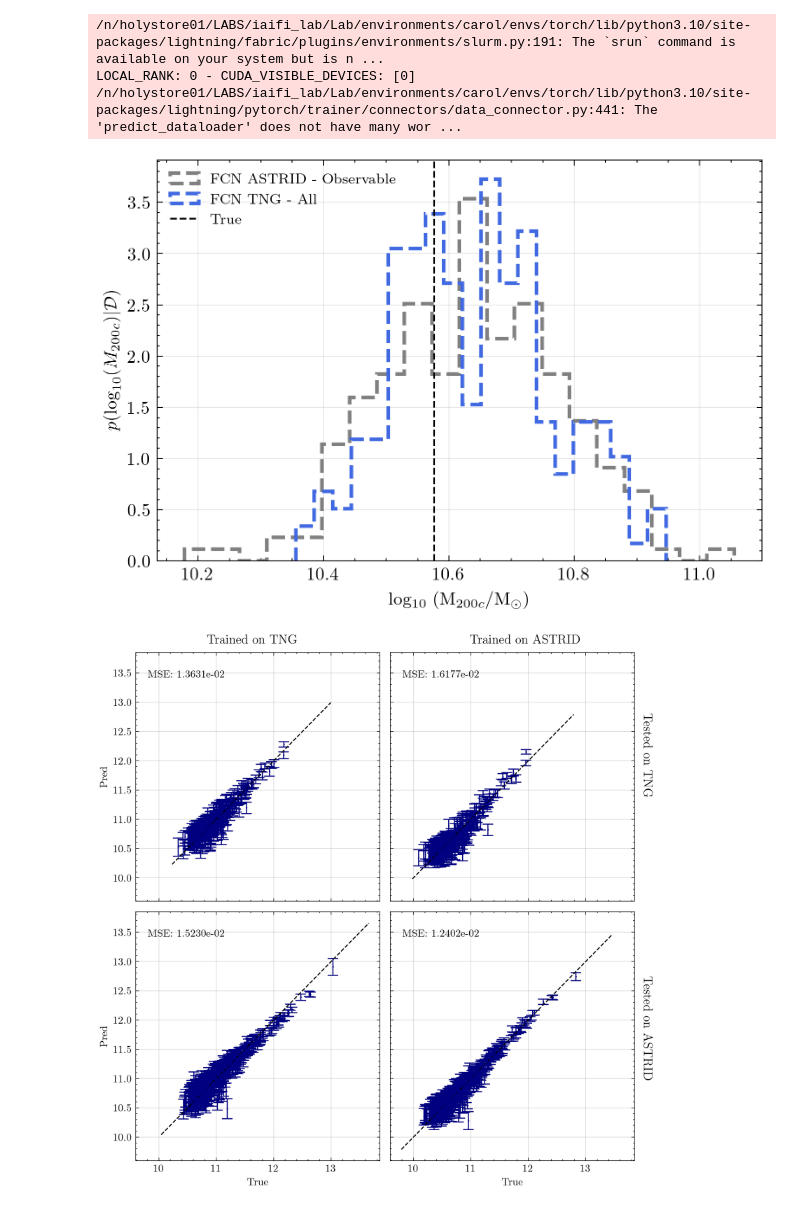
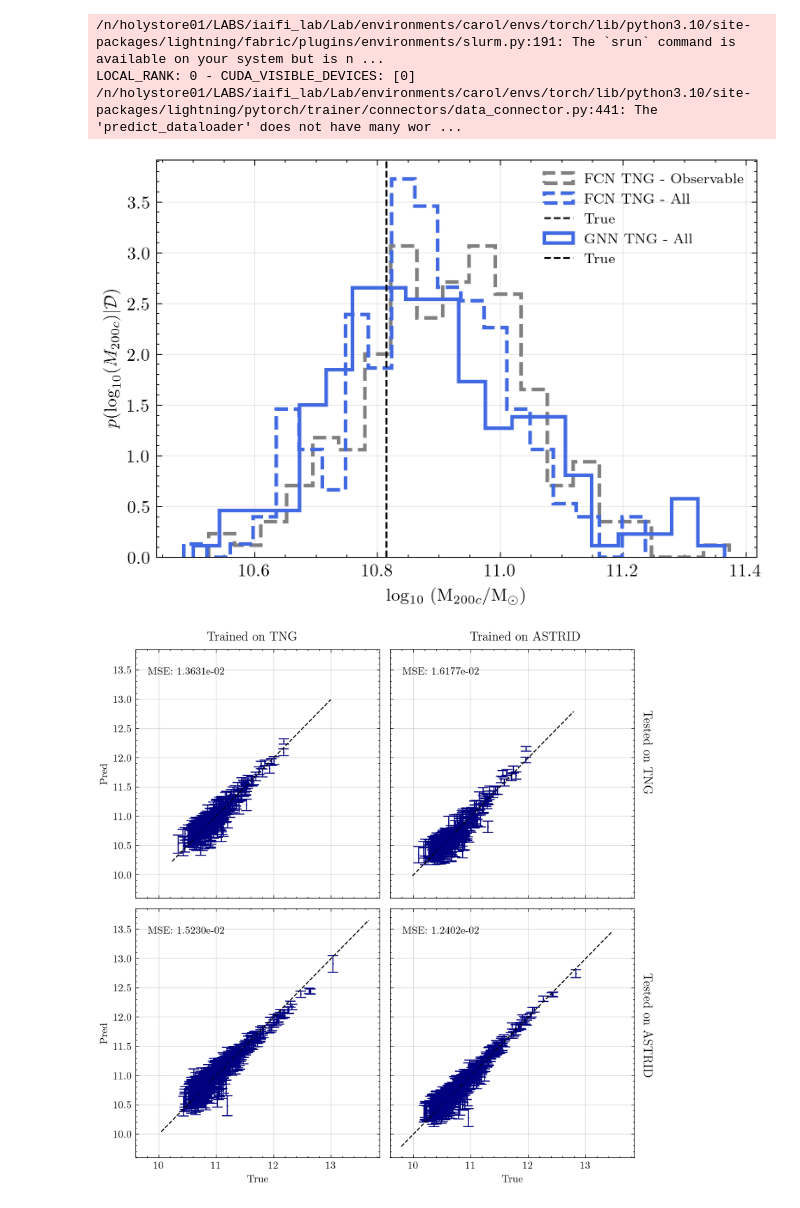
Before and after one commit to lenazami/HaloGNN, a Jupyter notebook: plots.ipynb, the cells around one changed output. Drawn from its saved outputs; the diff is of its cells as text; code cells hidden in the pictures.

```diff
--- a/plots.ipynb
+++ b/plots.ipynb
@@ -233,38 +233,38 @@ LOCAL_RANK: 0 - CUDA_VISIBLE_DEVICES: [0]
 
 idx = 400
 n_bins = 20
-train_sim = 'ASTRID'
+train_sim = 'TNG'
 test_sim = 'TNG'
 plt.figure(figsize=(6, 4))
 
 plt.hist(predictions_observable[f'{train_sim}_{test_sim}'][:,idx], bins=n_bins, histtype='step',
          density=True, label=f'FCN {train_sim} - Observable', color='gray', linewidth=2,
          linestyle='dashed',)
 
 plt.hist(predictions[f'{train_sim}_{test_sim}'][:,idx], bins=n_bins, histtype='step',
          density=True, label=f'FCN {test_sim} - All', color='royalblue', linewidth=2,
          linestyle='dashed')
 
 plt.axvline(truths[f'{train_sim}_{test_sim}'][idx], color='black',
             linestyle='--', label='True')
 
 plt.hist(predictions_gnn[f'{train_sim}_{test_sim}'][:,idx], bins=n_bins, histtype='step',
          density=True, label=f'GNN {test_sim} - All', color='royalblue', linewidth=2)
 
 
 plt.axvline(truths_gnn[f'{train_sim}_{test_sim}'][idx], color='black',
             linestyle='--', label='True')
 
 
 plt.xlabel('log$_{10}$ (M$_{200c}$/M$_{\odot}$)')
 plt.ylabel(r'$p(\log_{10} (M_{200c}) | \mathcal{D})$')
 plt.legend(fontsize=8)
 plt.grid(True, alpha=0.3)
 
 #plt.savefig(f'paper_figures/posterior_{train_sim}_{test_sim}_idx{idx}.pdf')
 plt.show()
 # %% [output]
-[figure, old version]
+[figure, new version]
 # %%
 
 
```
